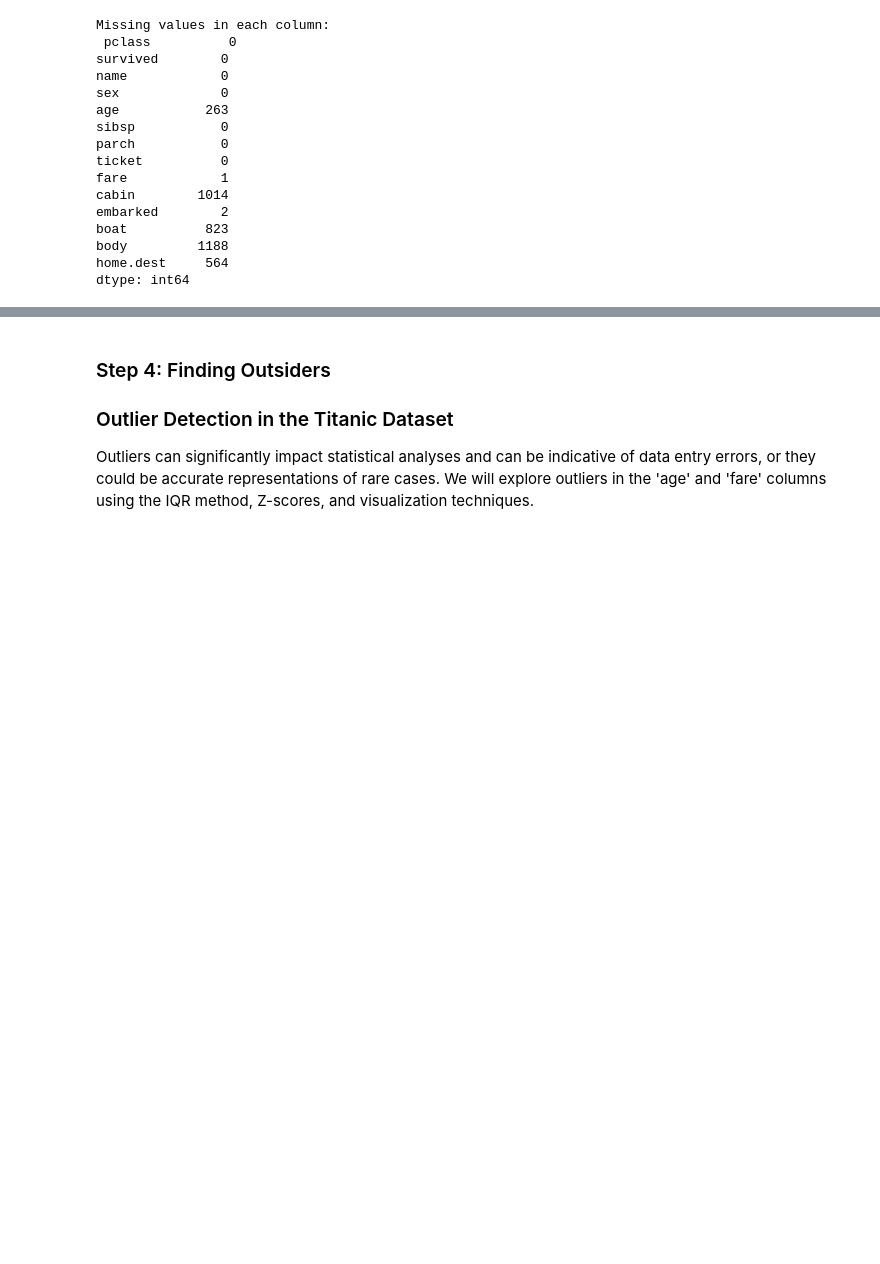
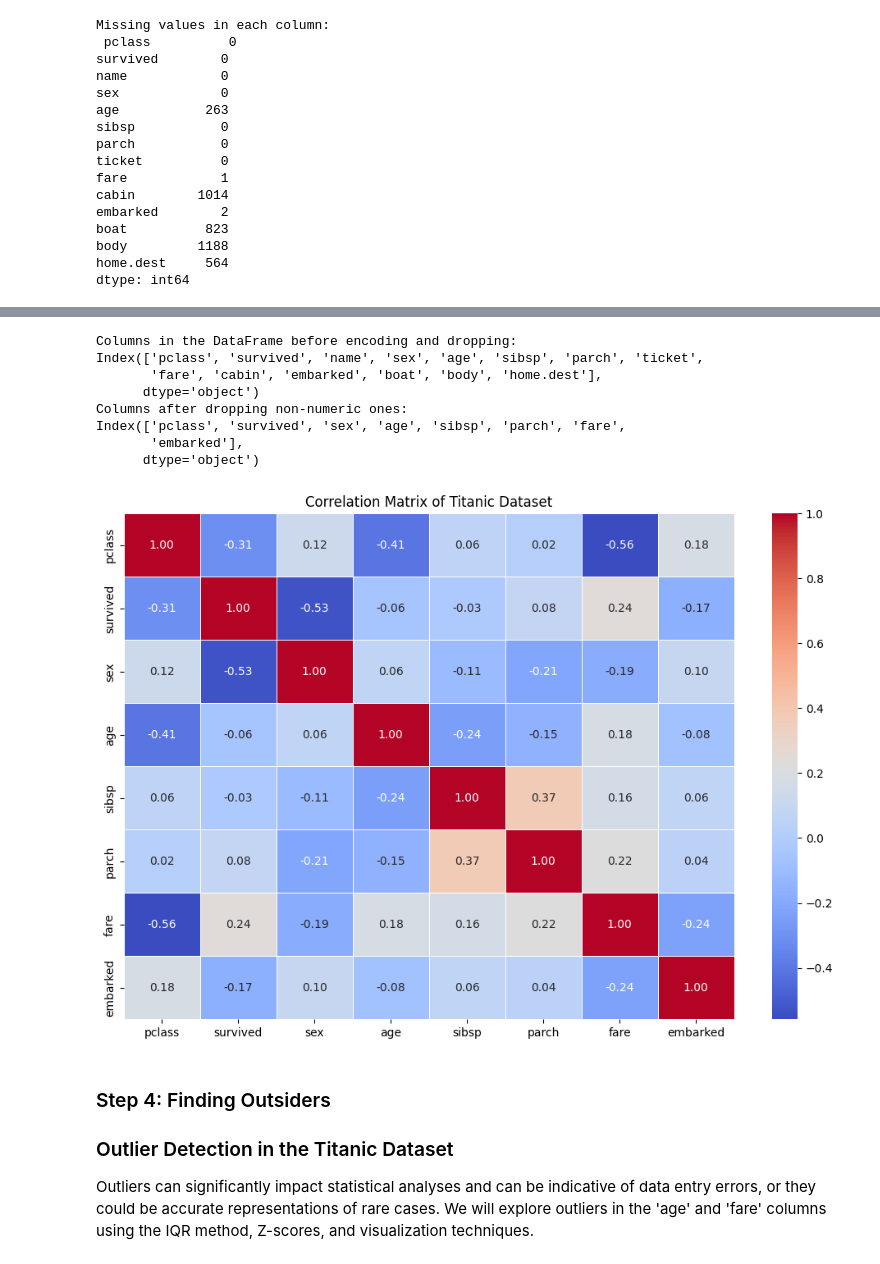
Before and after one commit to GoncaloMatias1/AI-Project_2, a Jupyter notebook: Project-2/src/titanic_analysis.ipynb, the cells around one changed output, grey strips where cells are left out. Drawn from its saved outputs; the diff is of its cells as text; code cells hidden in the pictures; blank space fills up the shorter version.

Commit message:
matrix

```diff
--- a/Project-2/src/titanic_analysis.ipynb
+++ b/Project-2/src/titanic_analysis.ipynb
@@ -274,3 +269,52 @@ df.head(5)
+# %%
+import seaborn as sns
+import matplotlib.pyplot as plt
+from sklearn.preprocessing import LabelEncoder
+
+# Print column names to check for any discrepancies
+print("Columns in the DataFrame before encoding and dropping:")
+print(df.columns)
+
+# Encode categorical variables
+label_encoder = LabelEncoder()
+df['sex'] = label_encoder.fit_transform(df['sex'])
+df['embarked'] = label_encoder.fit_transform(df['embarked'].astype(str))
+
+# Define columns to drop
+columns_to_drop = ['name', 'ticket', 'cabin', 'boat', 'body', 'home.dest']
+
+# Ensure the columns to drop are in the DataFrame
+columns_to_drop = [col for col in columns_to_drop if col in df.columns]
+
+# Drop non-numeric columns
+df = df.drop(columns=columns_to_drop)
+
+# Verify that only numeric columns remain
+print("Columns after dropping non-numeric ones:")
+print(df.columns)
+
+# Compute the correlation matrix
+correlation_matrix = df.corr()
+
+# Set up the matplotlib figure
+plt.figure(figsize=(12, 8))
+
+# Draw the heatmap
+sns.heatmap(correlation_matrix, annot=True, fmt=".2f", cmap="coolwarm", linewidths=0.5)
+
+# Set titles and labels
+plt.title('Correlation Matrix of Titanic Dataset')
+plt.show()
+# %% [output]
+Columns in the DataFrame before encoding and dropping:
+Index(['pclass', 'survived', 'name', 'sex', 'age', 'sibsp', 'parch', 'ticket',
+       'fare', 'cabin', 'embarked', 'boat', 'body', 'home.dest'],
+      dtype='object')
+Columns after dropping non-numeric ones:
+Index(['pclass', 'survived', 'sex', 'age', 'sibsp', 'parch', 'fare',
+       'embarked'],
+      dtype='object')
+[figure, added]
 # %% [markdown]
 ### Step 4: Finding Outsiders
 
```
Also changed, not shown: parts of 10 cells of this notebook.
